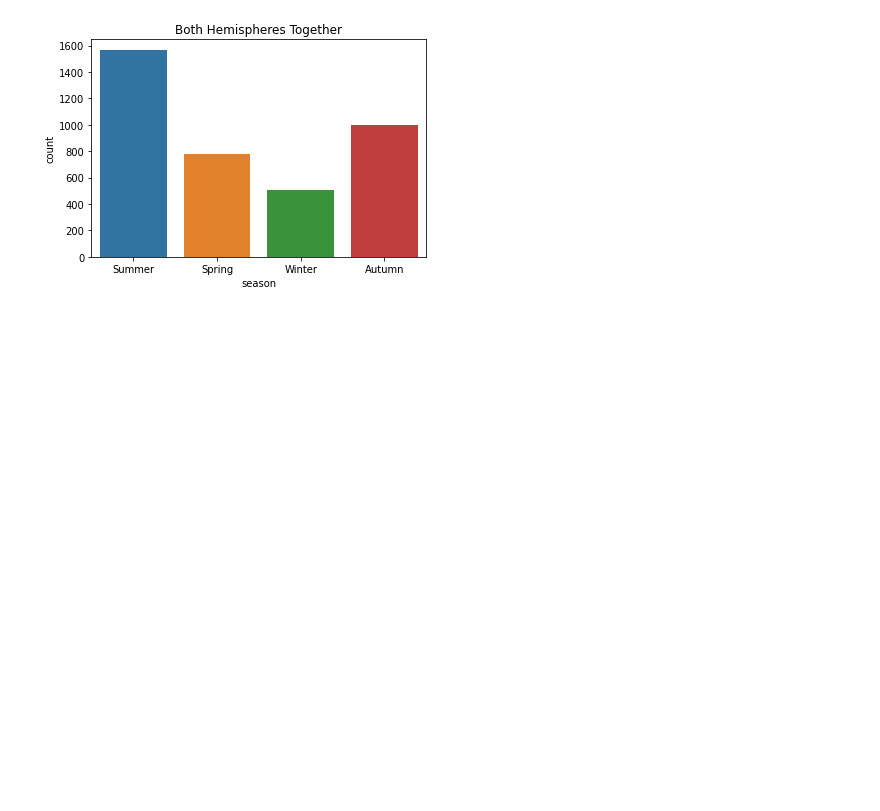
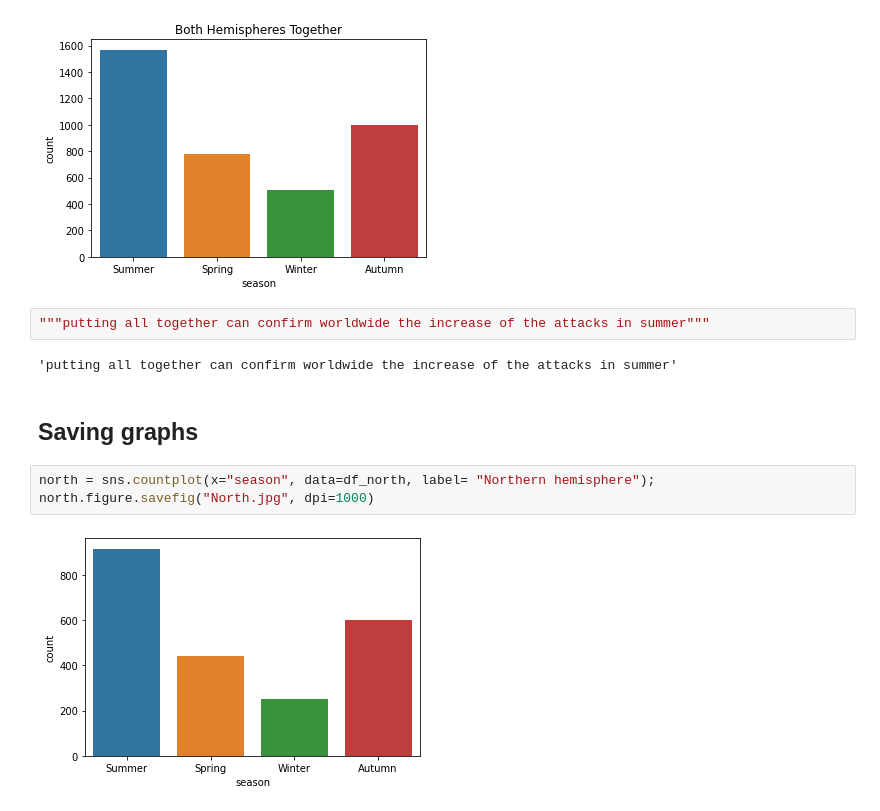
Before and after one commit to David-TC13/project_shark, a Jupyter notebook: shark_attack_summer.ipynb, the cells around one changed output. Drawn from its saved outputs; the diff is of its cells as text; blank space fills up the shorter version.

```diff
--- a/shark_attack_summer.ipynb
+++ b/shark_attack_summer.ipynb
@@ -174,3 +188,14 @@ graph_south = gp.extract_data_sout(df_south)
 graph_together = gp.extract_data_together(df_north, df_south)
 # %% [output]
 [figure]
+# %%
+"""putting all together can confirm worldwide the increase of the attacks in summer"""
+# %% [output]
+'putting all together can confirm worldwide the increase of the attacks in summer'
+# %% [markdown]
+## Saving graphs
+# %%
+north = sns.countplot(x="season", data=df_north, label= "Northern hemisphere");
+north.figure.savefig("North.jpg", dpi=1000)
+# %% [output]
+[figure, added]
```
Also changed, not shown: parts of 9 cells of this notebook, 3 other files.
